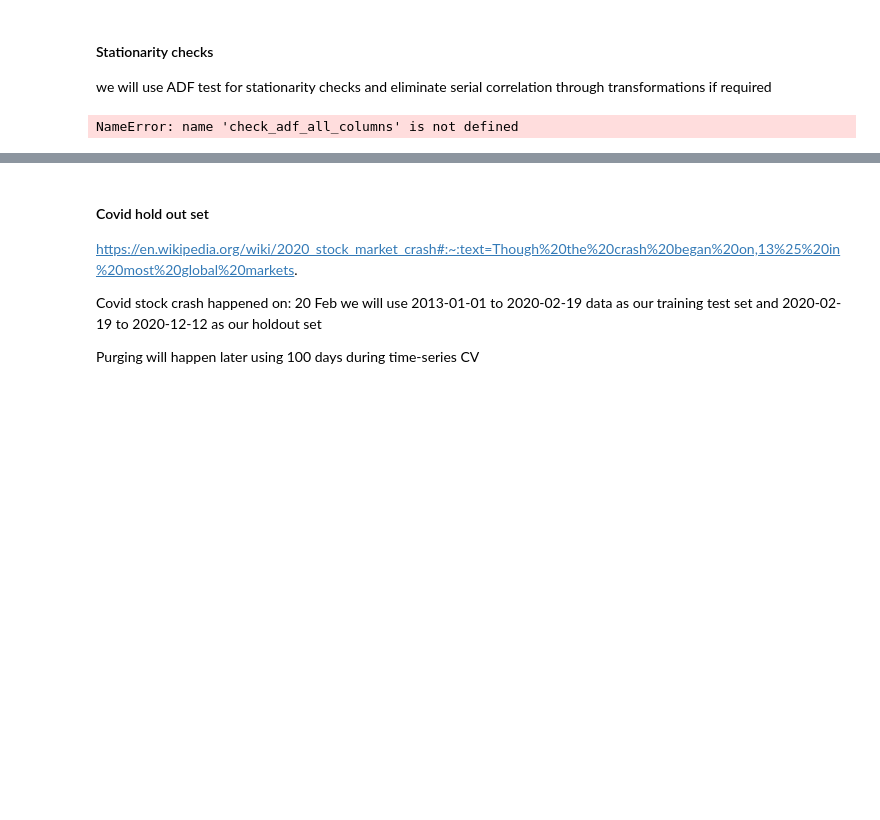
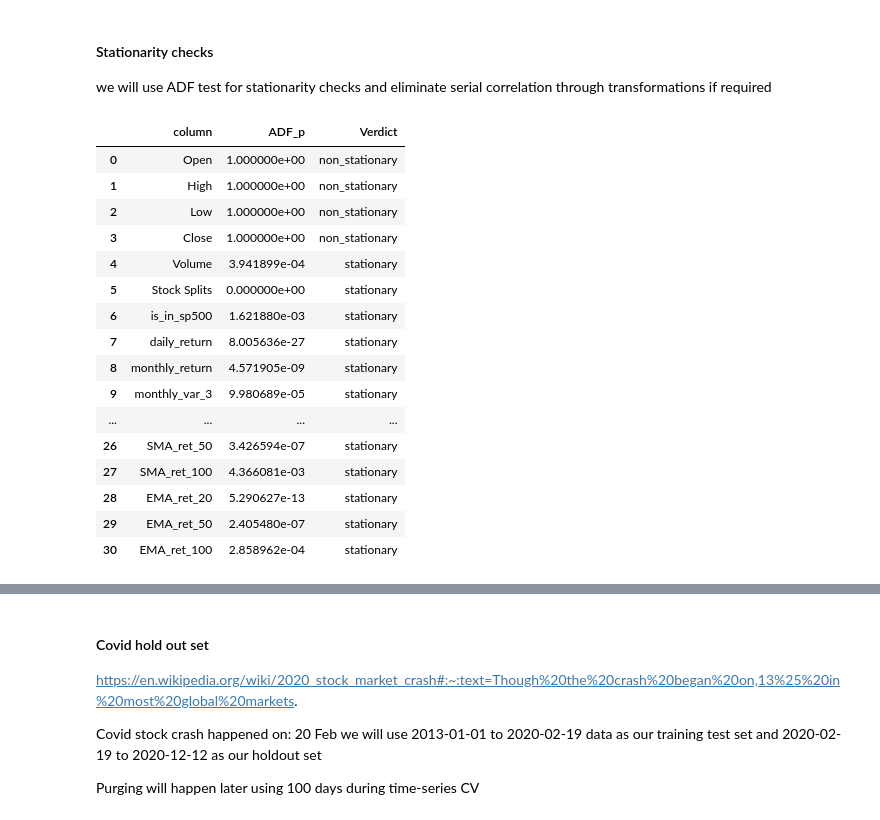
Before and after one commit to gotoshleep/DSE4212-Portfolio-Optimiser, a Jupyter notebook: Data prep and EDA/data_cleaning2.ipynb, the cells around one changed output, grey strips where cells are left out. Drawn from its saved outputs; the diff is of its cells as text; code cells hidden in the pictures; blank space fills up the shorter version.

```diff
--- a/Data prep and EDA/data_cleaning2.ipynb
+++ b/Data prep and EDA/data_cleaning2.ipynb
@@ -448,7 +499,25 @@ def check_adf_all_columns(df):
 
     return pd.DataFrame(results)
 # %%
-adf_results = check_adf_all_columns(SP500_all_stock_data_final)
+# Using only one stock (appl) for ADF because my kernel keeps crashing and its computationally expensive :"
+appl_stock_data = SP500_all_stock_data_final[SP500_all_stock_data_final['ticker'] == 'AAPL']
+adf_results = check_adf_all_columns(appl_stock_data)
 display(adf_results)
 # %% [output]
-NameError: name 'check_adf_all_columns' is not defined
+|  | column | ADF_p | Verdict |
+| 0 | Open | 1.000000e+00 | non_stationary |
+| 1 | High | 1.000000e+00 | non_stationary |
+| 2 | Low | 1.000000e+00 | non_stationary |
+| 3 | Close | 1.000000e+00 | non_stationary |
+| 4 | Volume | 3.941899e-04 | stationary |
+| 5 | Stock Splits | 0.000000e+00 | stationary |
+| 6 | is_in_sp500 | 1.621880e-03 | stationary |
+| 7 | daily_return | 8.005636e-27 | stationary |
+| 8 | monthly_return | 4.571905e-09 | stationary |
+| 9 | monthly_var_3 | 9.980689e-05 | stationary |
+| ... | ... | ... | ... |
+| 26 | SMA_ret_50 | 3.426594e-07 | stationary |
+| 27 | SMA_ret_100 | 4.366081e-03 | stationary |
+| 28 | EMA_ret_20 | 5.290627e-13 | stationary |
+| 29 | EMA_ret_50 | 2.405480e-07 | stationary |
+| 30 | EMA_ret_100 | 2.858962e-04 | stationary |
```
Also changed, not shown: parts of 16 cells of this notebook.
